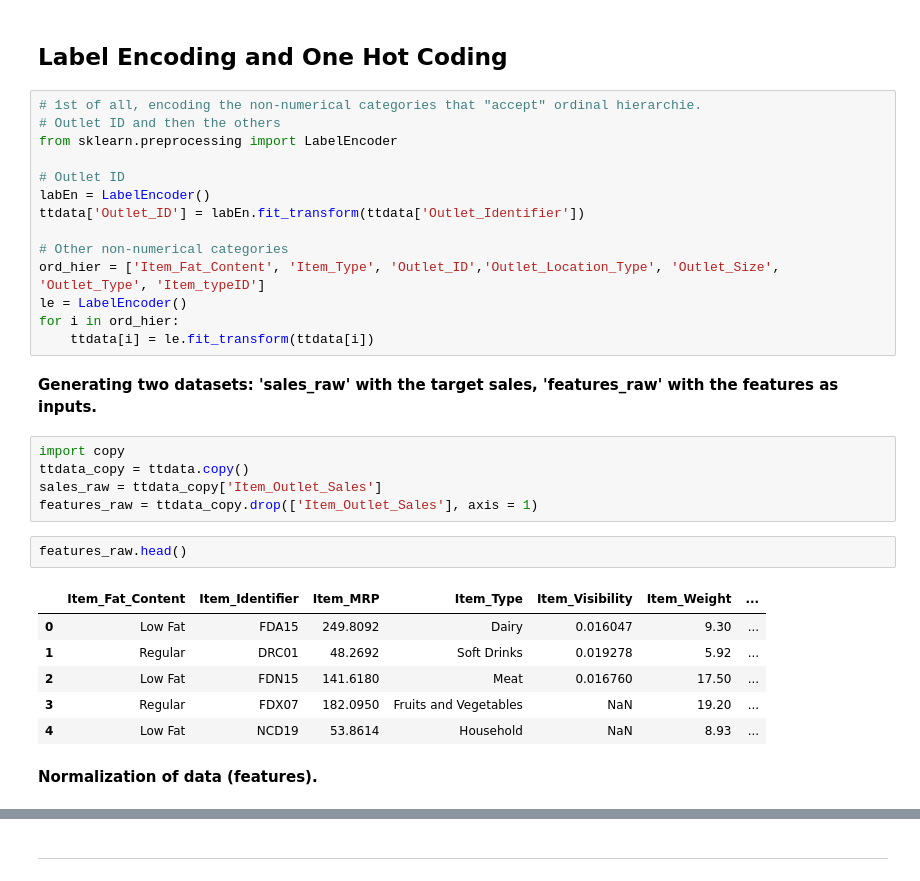
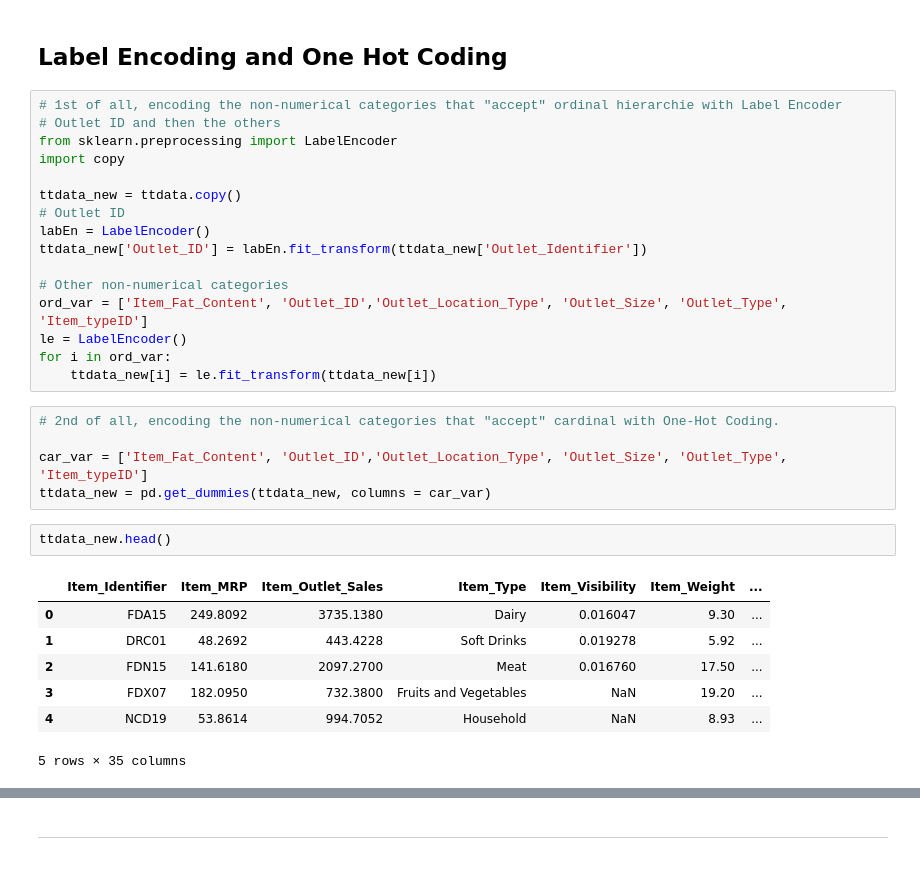
Before and after one commit to MikeHatchi/Big-Mart-Sales-III, a Jupyter notebook: Big_Mart_sales_III.ipynb, the cells around one changed output, grey strips where cells are left out. Cells and saved outputs as stored; diff of their text form.

```diff
--- a/Big_Mart_sales_III.ipynb
+++ b/Big_Mart_sales_III.ipynb
@@ -463,34 +463,33 @@ Index(['Item_Fat_Content', 'Item_Identifier', 'Item_MRP', 'Item_Outlet_Sales',
 # %% [markdown]
 ## Label Encoding and One Hot Coding
 # %%
-# 1st of all, encoding the non-numerical categories that "accept" ordinal hierarchie.
+# 1st of all, encoding the non-numerical categories that "accept" ordinal hierarchie with Label Encoder
 # Outlet ID and then the others
 from sklearn.preprocessing import LabelEncoder
+import copy
 
+ttdata_new = ttdata.copy()
 # Outlet ID
 labEn = LabelEncoder()
-ttdata['Outlet_ID'] = labEn.fit_transform(ttdata['Outlet_Identifier'])
+ttdata_new['Outlet_ID'] = labEn.fit_transform(ttdata_new['Outlet_Identifier'])
 
 # Other non-numerical categories
-ord_hier = ['Item_Fat_Content', 'Item_Type', 'Outlet_ID','Outlet_Location_Type', 'Outlet_Size', 'Outlet_Type', 'Item_typeID']
+ord_var = ['Item_Fat_Content', 'Outlet_ID','Outlet_Location_Type', 'Outlet_Size', 'Outlet_Type', 'Item_typeID']
 le = LabelEncoder()
-for i in ord_hier:
-    ttdata[i] = le.fit_transform(ttdata[i])
+for i in ord_var:
+    ttdata_new[i] = le.fit_transform(ttdata_new[i])
-# %% [markdown]
-**Generating two datasets: 'sales_raw' with the target sales, 'features_raw' with the features as inputs.**
-# %%
-import copy
-ttdata_copy = ttdata.copy()
-sales_raw = ttdata_copy['Item_Outlet_Sales']
-features_raw = ttdata_copy.drop(['Item_Outlet_Sales'], axis = 1)
+# %%
+# 2nd of all, encoding the non-numerical categories that "accept" cardinal with One-Hot Coding.
+
+car_var = ['Item_Fat_Content', 'Outlet_ID','Outlet_Location_Type', 'Outlet_Size', 'Outlet_Type', 'Item_typeID']
+ttdata_new = pd.get_dummies(ttdata_new, columns = car_var)
 # %%
-features_raw.head()
+ttdata_new.head()
 # %% [output]
-|  | Item_Fat_Content | Item_Identifier | Item_MRP | Item_Type | Item_Visibility | Item_Weight | ... |
-| 0 | Low Fat | FDA15 | 249.8092 | Dairy | 0.016047 | 9.30 | ... |
-| 1 | Regular | DRC01 | 48.2692 | Soft Drinks | 0.019278 | 5.92 | ... |
-| 2 | Low Fat | FDN15 | 141.6180 | Meat | 0.016760 | 17.50 | ... |
-| 3 | Regular | FDX07 | 182.0950 | Fruits and Vegetables | NaN | 19.20 | ... |
-| 4 | Low Fat | NCD19 | 53.8614 | Household | NaN | 8.93 | ... |
+|  | Item_Identifier | Item_MRP | Item_Outlet_Sales | Item_Type | Item_Visibility | Item_Weight | ... |
+| 0 | FDA15 | 249.8092 | 3735.1380 | Dairy | 0.016047 | 9.30 | ... |
+| 1 | DRC01 | 48.2692 | 443.4228 | Soft Drinks | 0.019278 | 5.92 | ... |
+| 2 | FDN15 | 141.6180 | 2097.2700 | Meat | 0.016760 | 17.50 | ... |
+| 3 | FDX07 | 182.0950 | 732.3800 | Fruits and Vegetables | NaN | 19.20 | ... |
+| 4 | NCD19 | 53.8614 | 994.7052 | Household | NaN | 8.93 | ... |
+5 rows × 35 columns
-# %% [markdown]
-**Normalization of data (features).**
```
Also changed, not shown: parts of 31 cells of this notebook.
